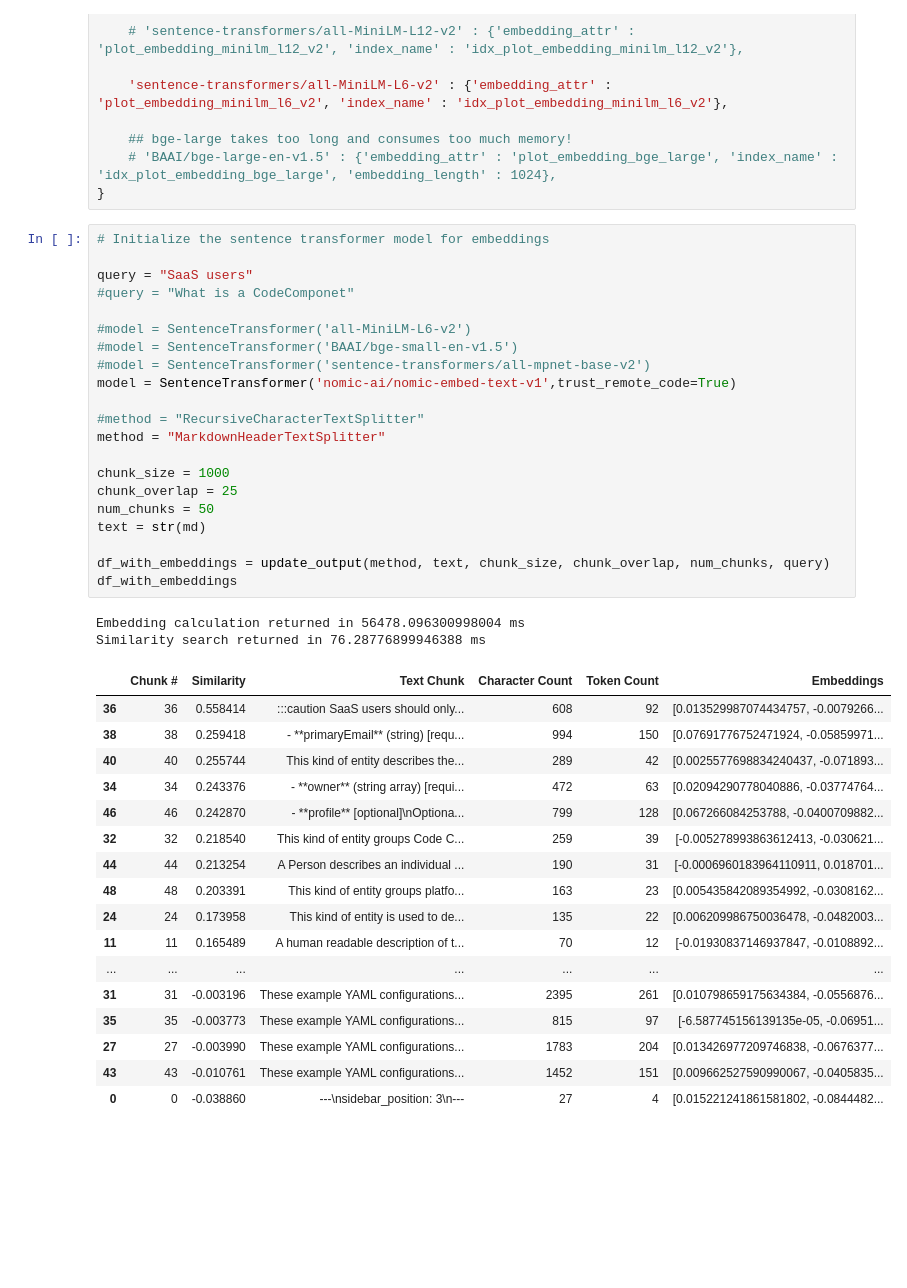
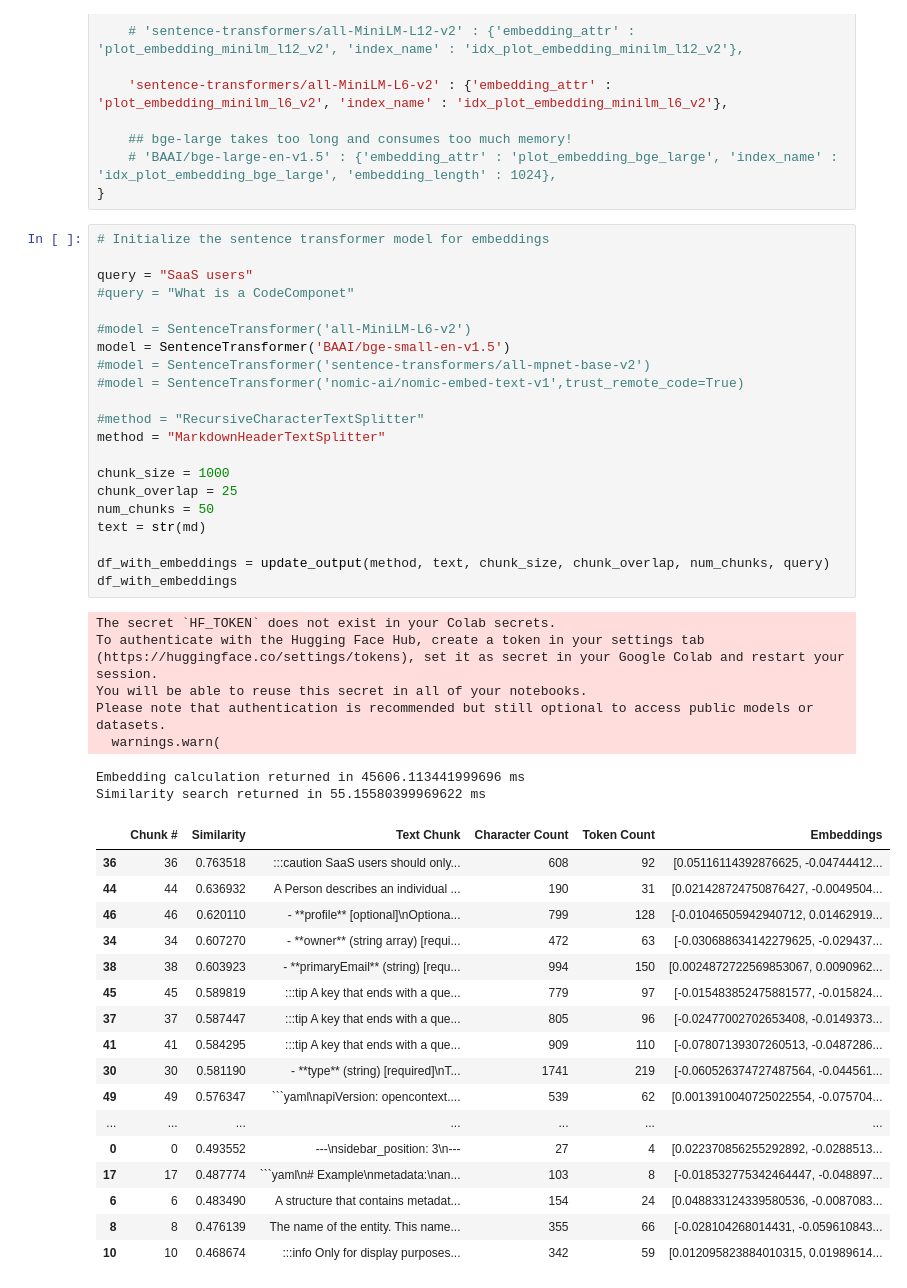
Before and after one commit to OperationalizingAI/DevOpsGAIWorkshop, a Jupyter notebook: GenAI-Workshop-Demo3.ipynb, the cells around one changed output. Saved outputs shown, nothing was run; the diff lists cells and outputs as text; blank space fills up the shorter version.

````diff
--- a/GenAI-Workshop-Demo3.ipynb
+++ b/GenAI-Workshop-Demo3.ipynb
@@ -245,41 +295,46 @@ model_mappings = {
 # %%
 # Initialize the sentence transformer model for embeddings
 
 query = "SaaS users"
 #query = "What is a CodeComponet"
 
 #model = SentenceTransformer('all-MiniLM-L6-v2')
-#model = SentenceTransformer('BAAI/bge-small-en-v1.5')
+model = SentenceTransformer('BAAI/bge-small-en-v1.5')
 #model = SentenceTransformer('sentence-transformers/all-mpnet-base-v2')
-model = SentenceTransformer('nomic-ai/nomic-embed-text-v1',trust_remote_code=True)
+#model = SentenceTransformer('nomic-ai/nomic-embed-text-v1',trust_remote_code=True)
 
 #method = "RecursiveCharacterTextSplitter"
 method = "MarkdownHeaderTextSplitter"
 
 chunk_size = 1000
 chunk_overlap = 25
 num_chunks = 50
 text = str(md)
 
 df_with_embeddings = update_output(method, text, chunk_size, chunk_overlap, num_chunks, query)
 df_with_embeddings
 # %% [output]
-Embedding calculation returned in 56478.096300998004 ms
-Similarity search returned in 76.28776899946388 ms
+The secret `HF_TOKEN` does not exist in your Colab secrets.
+To authenticate with the Hugging Face Hub, create a token in your settings tab (https://huggingface.co/settings/tokens), set it as secret in your Google Colab and restart your session.
+You will be able to reuse this secret in all of your notebooks.
+Please note that authentication is recommended but still optional to access public models or datasets.
+  warnings.warn(
+Embedding calculation returned in 45606.113441999696 ms
+Similarity search returned in 55.15580399969622 ms
 |  | Chunk # | Similarity | Text Chunk | Character Count | Token Count | Embeddings |
-| 36 | 36 | 0.558414 | :::caution SaaS users should only... | 608 | 92 | [0.013529987074434757, -0.0079266... |
-| 38 | 38 | 0.259418 | - **primaryEmail** (string) [requ... | 994 | 150 | [0.07691776752471924, -0.05859971... |
-| 40 | 40 | 0.255744 | This kind of entity describes the... | 289 | 42 | [0.0025577698834240437, -0.071893... |
-| 34 | 34 | 0.243376 | - **owner** (string array) [requi... | 472 | 63 | [0.02094290778040886, -0.03774764... |
-| 46 | 46 | 0.242870 | - **profile** [optional]\nOptiona... | 799 | 128 | [0.067266084253788, -0.0400709882... |
-| 32 | 32 | 0.218540 | This kind of entity groups Code C... | 259 | 39 | [-0.005278993863612413, -0.030621... |
-| 44 | 44 | 0.213254 | A Person describes an individual ... | 190 | 31 | [-0.0006960183964110911, 0.018701... |
-| 48 | 48 | 0.203391 | This kind of entity groups platfo... | 163 | 23 | [0.005435842089354992, -0.0308162... |
-| 24 | 24 | 0.173958 | This kind of entity is used to de... | 135 | 22 | [0.006209986750036478, -0.0482003... |
-| 11 | 11 | 0.165489 | A human readable description of t... | 70 | 12 | [-0.01930837146937847, -0.0108892... |
+| 36 | 36 | 0.763518 | :::caution SaaS users should only... | 608 | 92 | [0.05116114392876625, -0.04744412... |
+| 44 | 44 | 0.636932 | A Person describes an individual ... | 190 | 31 | [0.021428724750876427, -0.0049504... |
+| 46 | 46 | 0.620110 | - **profile** [optional]\nOptiona... | 799 | 128 | [-0.01046505942940712, 0.01462919... |
+| 34 | 34 | 0.607270 | - **owner** (string array) [requi... | 472 | 63 | [-0.030688634142279625, -0.029437... |
+| 38 | 38 | 0.603923 | - **primaryEmail** (string) [requ... | 994 | 150 | [0.0024872722569853067, 0.0090962... |
+| 45 | 45 | 0.589819 | :::tip A key that ends with a que... | 779 | 97 | [-0.015483852475881577, -0.015824... |
+| 37 | 37 | 0.587447 | :::tip A key that ends with a que... | 805 | 96 | [-0.02477002702653408, -0.0149373... |
+| 41 | 41 | 0.584295 | :::tip A key that ends with a que... | 909 | 110 | [-0.07807139307260513, -0.0487286... |
+| 30 | 30 | 0.581190 | - **type** (string) [required]\nT... | 1741 | 219 | [-0.060526374727487564, -0.044561... |
+| 49 | 49 | 0.576347 | ```yaml\napiVersion: opencontext.... | 539 | 62 | [0.0013910040725022554, -0.075704... |
 | ... | ... | ... | ... | ... | ... | ... |
-| 31 | 31 | -0.003196 | These example YAML configurations... | 2395 | 261 | [0.010798659175634384, -0.0556876... |
-| 35 | 35 | -0.003773 | These example YAML configurations... | 815 | 97 | [-6.587745156139135e-05, -0.06951... |
-| 27 | 27 | -0.003990 | These example YAML configurations... | 1783 | 204 | [0.013426977209746838, -0.0676377... |
-| 43 | 43 | -0.010761 | These example YAML configurations... | 1452 | 151 | [0.009662527590990067, -0.0405835... |
-| 0 | 0 | -0.038860 | ---\nsidebar_position: 3\n--- | 27 | 4 | [0.015221241861581802, -0.0844482... |
+| 0 | 0 | 0.493552 | ---\nsidebar_position: 3\n--- | 27 | 4 | [0.022370856255292892, -0.0288513... |
+| 17 | 17 | 0.487774 | ```yaml\n# Example\nmetadata:\nan... | 103 | 8 | [-0.018532775342464447, -0.048897... |
+| 6 | 6 | 0.483490 | A structure that contains metadat... | 154 | 24 | [0.048833124339580536, -0.0087083... |
+| 8 | 8 | 0.476139 | The name of the entity. This name... | 355 | 66 | [-0.028104268014431, -0.059610843... |
+| 10 | 10 | 0.468674 | :::info Only for display purposes... | 342 | 59 | [0.012095823884010315, 0.01989614... |
````
Also changed, not shown: parts of 5 cells of this notebook, 5 other files.
